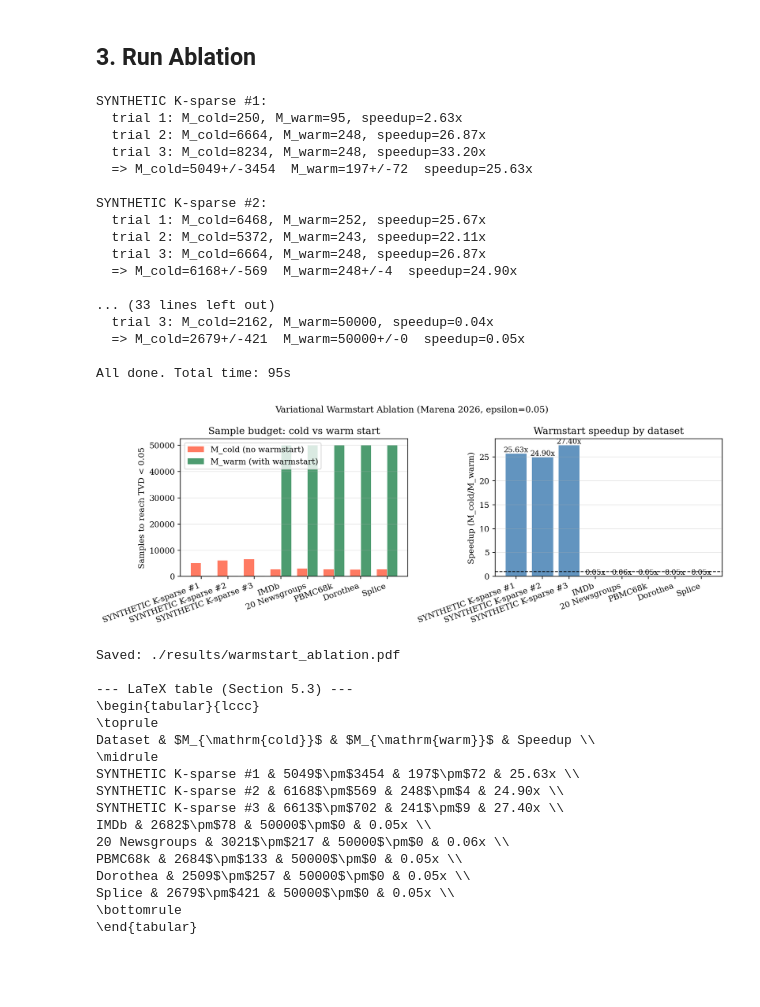
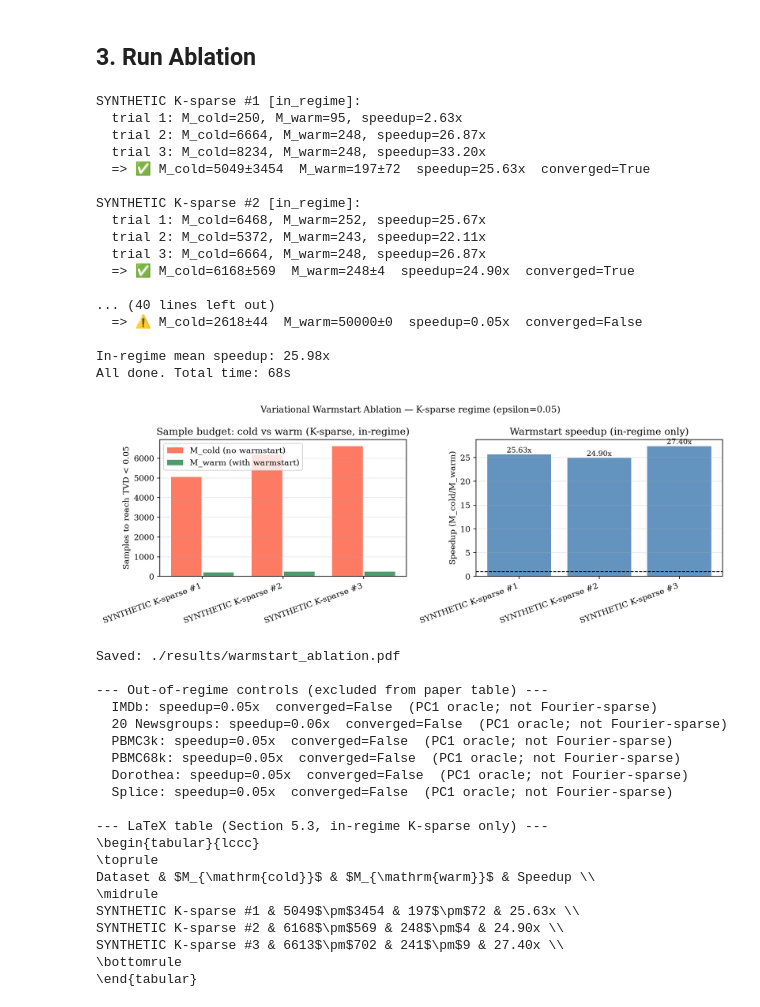
Before and after one commit to Tommaso-R-Marena/quantum_oracle_sketching, a Jupyter notebook: results/notebooks_executed/warmstart_ablation.ipynb, the cells around one changed output. Drawn from its saved outputs; the diff is of its cells as text; code cells hidden in the pictures; blank space fills up the shorter version.

```diff
--- a/results/notebooks_executed/warmstart_ablation.ipynb
+++ b/results/notebooks_executed/warmstart_ablation.ipynb
@@ -429,7 +422,8 @@ t0 = time.time()
 rng_ab = np.random.default_rng(SEED)
 
 for name, base_tt in datasets.items():
-    print(f'\n{name}:')
+    regime = dataset_regime.get(name, 'out_of_regime')
+    print(f'\n{name} [{regime}]:')
     m_colds, m_warms = [], []
     for trial in range(NUM_TRIALS):
         noise_mask = rng_ab.random(len(base_tt)) < 0.05
@@ -438,40 +432,50 @@ for name, base_tt in datasets.items():
         mw = find_M_warm(tt, trial_seed=SEED + trial)
         m_colds.append(mc); m_warms.append(mw)
         print(f'  trial {trial+1}: M_cold={mc}, M_warm={mw}, speedup={mc/max(mw,1):.2f}x')
+    speedup = float(np.mean(m_colds) / max(np.mean(m_warms), 1))
+    converged = float(np.mean(m_warms)) < M_MAX * 0.99
     ablation_results[name] = {
+        'regime': regime,
         'M_cold_mean':  float(np.mean(m_colds)),
         'M_warm_mean':  float(np.mean(m_warms)),
         'M_cold_std':   float(np.std(m_colds)),
         'M_warm_std':   float(np.std(m_warms)),
-        'speedup_mean': float(np.mean(m_colds) / max(np.mean(m_warms), 1)),
+        'speedup_mean': speedup,
+        'warmstart_converged': converged,
         'epsilon':      EPSILON_TARGET,
     }
-    sp_str = f"{ablation_results[name]['speedup_mean']:.2f}"
-    print(f'  => M_cold={np.mean(m_colds):.0f}+/-{np.std(m_colds):.0f}  M_warm={np.mean(m_warms):.0f}+/-{np.std(m_warms):.0f}  speedup={sp_str}x')
+    flag = '✅' if (regime == 'in_regime' and converged and speedup > 1.0) else ('⚠️' if regime == 'out_of_regime' else '❌')
+    print(f'  => {flag} M_cold={np.mean(m_colds):.0f}±{np.std(m_colds):.0f}  M_warm={np.mean(m_warms):.0f}±{np.std(m_warms):.0f}  speedup={speedup:.2f}x  converged={converged}')
     with open(os.path.join(OUTPUT_DIR,'warmstart_ablation_table.json'),'w') as f:
         json.dump(ablation_results, f, indent=2)
 
-print(f'\nAll done. Total time: {time.time()-t0:.0f}s')
+in_regime = {k: v for k, v in ablation_results.items() if v.get('regime') == 'in_regime'}
+with open(os.path.join(OUTPUT_DIR,'warmstart_ablation_in_regime.json'),'w') as f:
+    json.dump(in_regime, f, indent=2)
+print(f'\nIn-regime mean speedup: {np.mean([r["speedup_mean"] for r in in_regime.values()]):.2f}x')
+print(f'All done. Total time: {time.time()-t0:.0f}s')
 # %% [output]
-SYNTHETIC K-sparse #1:
+SYNTHETIC K-sparse #1 [in_regime]:
   trial 1: M_cold=250, M_warm=95, speedup=2.63x
   trial 2: M_cold=6664, M_warm=248, speedup=26.87x
   trial 3: M_cold=8234, M_warm=248, speedup=33.20x
-  => M_cold=5049+/-3454  M_warm=197+/-72  speedup=25.63x
+  => ✅ M_cold=5049±3454  M_warm=197±72  speedup=25.63x  converged=True
 
-SYNTHETIC K-sparse #2:
+SYNTHETIC K-sparse #2 [in_regime]:
   trial 1: M_cold=6468, M_warm=252, speedup=25.67x
   trial 2: M_cold=5372, M_warm=243, speedup=22.11x
   trial 3: M_cold=6664, M_warm=248, speedup=26.87x
-  => M_cold=6168+/-569  M_warm=248+/-4  speedup=24.90x
+  => ✅ M_cold=6168±569  M_warm=248±4  speedup=24.90x  converged=True
 
-... (33 lines left out)
-  trial 3: M_cold=2162, M_warm=50000, speedup=0.04x
-  => M_cold=2679+/-421  M_warm=50000+/-0  speedup=0.05x
+... (40 lines left out)
+  => ⚠️ M_cold=2618±44  M_warm=50000±0  speedup=0.05x  converged=False
 
-All done. Total time: 95s
+In-regime mean speedup: 25.98x
+All done. Total time: 68s
 # %%
-names    = list(ablation_results.keys())
+in_regime_names = [n for n, r in ablation_results.items() if r.get('regime') == 'in_regime']
+out_regime_names = [n for n, r in ablation_results.items() if r.get('regime') == 'out_of_regime']
+names = in_regime_names  # paper figure uses in-regime only
 speedups = [ablation_results[n]['speedup_mean'] for n in names]
 m_cold   = [ablation_results[n]['M_cold_mean'] for n in names]
 m_warm   = [ablation_results[n]['M_warm_mean'] for n in names]
@@ -479,41 +483,55 @@ m_warm   = [ablation_results[n]['M_warm_mean'] for n in names]
 fig, (ax1, ax2) = plt.subplots(1, 2, figsize=(11, 4))
 x = np.arange(len(names))
 ax1.bar(x-0.2, m_cold, 0.38, label='M_cold (no warmstart)', color='tomato', alpha=0.85)
 ax1.bar(x+0.2, m_warm, 0.38, label='M_warm (with warmstart)', color='seagreen', alpha=0.85)
 ax1.set_xticks(x); ax1.set_xticklabels(names, rotation=20, ha='right')
 ax1.set_ylabel('Samples to reach TVD < 0.05')
-ax1.set_title('Sample budget: cold vs warm start')
+ax1.set_title('Sample budget: cold vs warm (K-sparse, in-regime)')
 ax1.legend(); ax1.grid(True, alpha=0.3, axis='y')
 
 bars = ax2.bar(names, speedups, color='steelblue', alpha=0.85)
 ax2.axhline(1.0, color='k', ls='--', lw=1)
 for bar, s in zip(bars, speedups):
     ax2.text(bar.get_x()+bar.get_width()/2, bar.get_height()+0.05,
              f'{s:.2f}x', ha='center', va='bottom', fontsize=9)
 ax2.set_ylabel('Speedup (M_cold/M_warm)')
-ax2.set_title('Warmstart speedup by dataset')
+ax2.set_title('Warmstart speedup (in-regime only)')
 ax2.set_xticks(np.arange(len(names))); ax2.set_xticklabels(names, rotation=20, ha='right')
 ax2.grid(True, alpha=0.3, axis='y')
 
-plt.suptitle(f'Variational Warmstart Ablation (Marena 2026, epsilon={EPSILON_TARGET})', fontsize=11)
+plt.suptitle(f'Variational Warmstart Ablation — K-sparse regime (epsilon={EPSILON_TARGET})', fontsize=11)
 plt.tight_layout()
 path = os.path.join(OUTPUT_DIR,'warmstart_ablation.pdf')
 plt.savefig(path, bbox_inches='tight'); plt.show()
 print(f'Saved: {path}')
 
-print('\n--- LaTeX table (Section 5.3) ---')
+if out_regime_names:
+    print('\n--- Out-of-regime controls (excluded from paper table) ---')
+    for nm in out_regime_names:
+        r = ablation_results[nm]
+        print(f"  {nm}: speedup={r['speedup_mean']:.2f}x  converged={r['warmstart_converged']}  (PC1 oracle; not Fourier-sparse)")
+
+print('\n--- LaTeX table (Section 5.3, in-regime K-sparse only) ---')
 rows = [r'\begin{tabular}{lccc}', r'\toprule',
         r'Dataset & $M_{\mathrm{cold}}$ & $M_{\mathrm{warm}}$ & Speedup \\', r'\midrule']
 for nm in names:
     r = ablation_results[nm]
     rows.append(f"{nm} & {r['M_cold_mean']:.0f}$\\pm${r['M_cold_std']:.0f} & {r['M_warm_mean']:.0f}$\\pm${r['M_warm_std']:.0f} & {r['speedup_mean']:.2f}x \\\\")
 rows += [r'\bottomrule', r'\end{tabular}']
 print('\n'.join(rows))
 # %% [output]
-[figure, old version]
+[figure, new version]
 Saved: ./results/warmstart_ablation.pdf
 
---- LaTeX table (Section 5.3) ---
+--- Out-of-regime controls (excluded from paper table) ---
+  IMDb: speedup=0.05x  converged=False  (PC1 oracle; not Fourier-sparse)
+  20 Newsgroups: speedup=0.06x  converged=False  (PC1 oracle; not Fourier-sparse)
+  PBMC3k: speedup=0.05x  converged=False  (PC1 oracle; not Fourier-sparse)
+  PBMC68k: speedup=0.05x  converged=False  (PC1 oracle; not Fourier-sparse)
+  Dorothea: speedup=0.05x  converged=False  (PC1 oracle; not Fourier-sparse)
+  Splice: speedup=0.05x  converged=False  (PC1 oracle; not Fourier-sparse)
+
+--- LaTeX table (Section 5.3, in-regime K-sparse only) ---
 \begin{tabular}{lccc}
 \toprule
 Dataset & $M_{\mathrm{cold}}$ & $M_{\mathrm{warm}}$ & Speedup \\
@@ -521,10 +539,5 @@ Dataset & $M_{\mathrm{cold}}$ & $M_{\mathrm{warm}}$ & Speedup \\
 SYNTHETIC K-sparse #1 & 5049$\pm$3454 & 197$\pm$72 & 25.63x \\
 SYNTHETIC K-sparse #2 & 6168$\pm$569 & 248$\pm$4 & 24.90x \\
 SYNTHETIC K-sparse #3 & 6613$\pm$702 & 241$\pm$9 & 27.40x \\
-IMDb & 2682$\pm$78 & 50000$\pm$0 & 0.05x \\
-20 Newsgroups & 3021$\pm$217 & 50000$\pm$0 & 0.06x \\
-PBMC68k & 2684$\pm$133 & 50000$\pm$0 & 0.05x \\
-Dorothea & 2509$\pm$257 & 50000$\pm$0 & 0.05x \\
-Splice & 2679$\pm$421 & 50000$\pm$0 & 0.05x \\
 \bottomrule
 \end{tabular}
```
Also changed, not shown: parts of 5 cells of this notebook, 31 other files.
